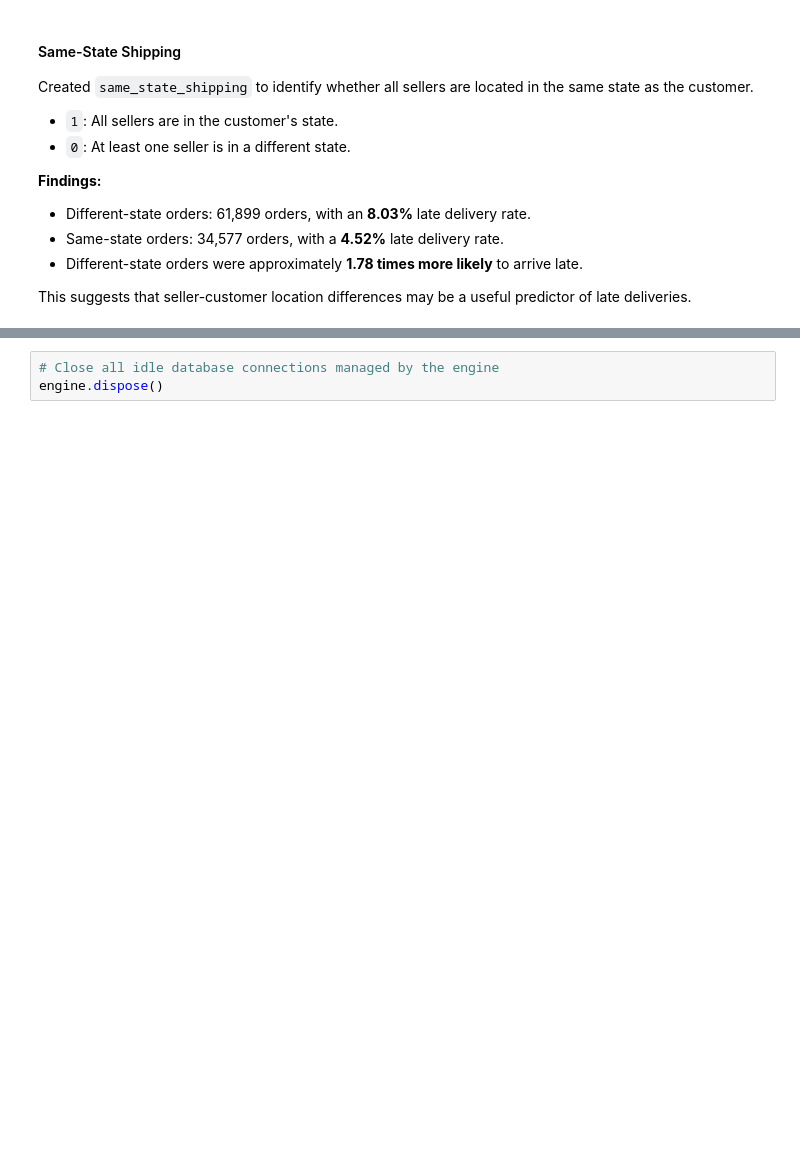
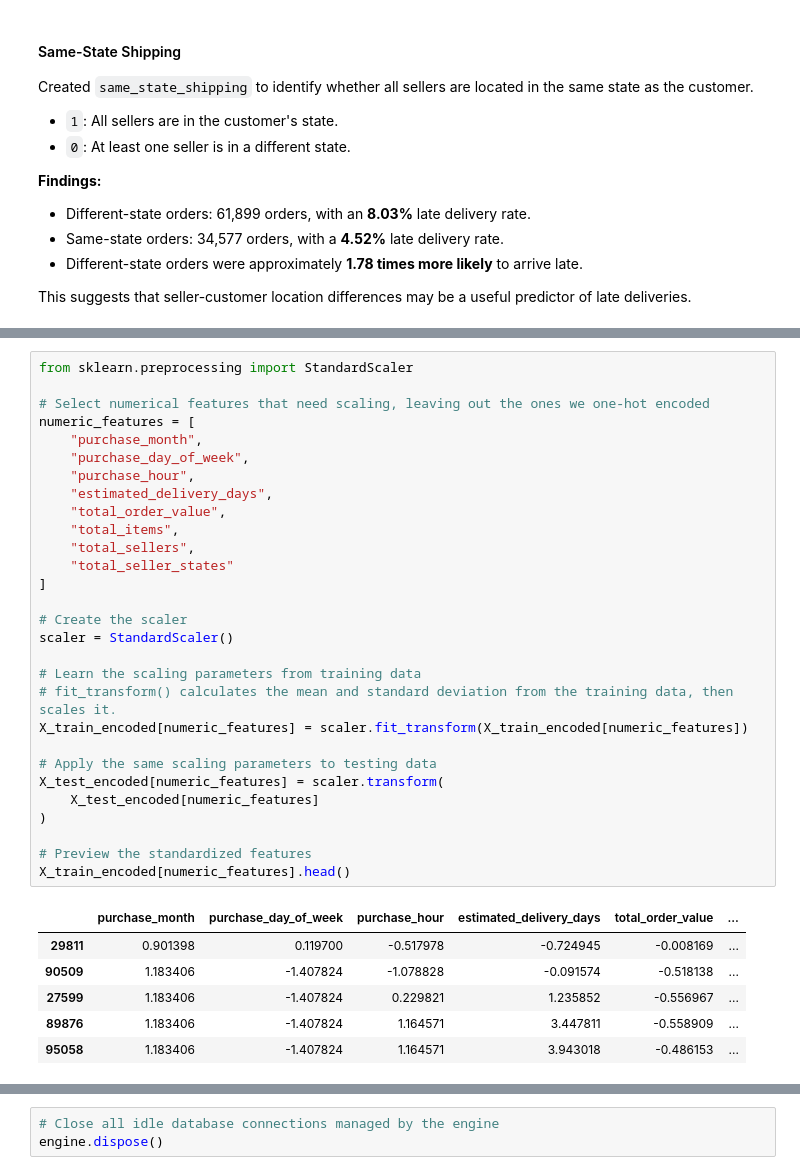
Before and after one commit to sshaz1/retail-business-intelligence-platform, a Jupyter notebook: machine_learning/late_delivery_prediction.ipynb, the cells around one changed output, grey strips where cells are left out. Saved outputs shown, nothing was run; the diff lists cells and outputs as text; blank space fills up the shorter version.

Commit message:
Prepare ML features and train baseline logistic regression model

```diff
--- a/machine_learning/late_delivery_prediction.ipynb
+++ b/machine_learning/late_delivery_prediction.ipynb
@@ -439,0 +630,36 @@ This suggests that seller-customer location differences may be a useful predicto
+# %%
+from sklearn.preprocessing import StandardScaler
+
+# Select numerical features that need scaling, leaving out the ones we one-hot encoded
+numeric_features = [
+    "purchase_month",
+    "purchase_day_of_week",
+    "purchase_hour",
+    "estimated_delivery_days",
+    "total_order_value",
+    "total_items",
+    "total_sellers",
+    "total_seller_states"
+]
+
+# Create the scaler
+scaler = StandardScaler()
+
+# Learn the scaling parameters from training data
+# fit_transform() calculates the mean and standard deviation from the training data, then scales it.
+X_train_encoded[numeric_features] = scaler.fit_transform(X_train_encoded[numeric_features])
+
+# Apply the same scaling parameters to testing data
+X_test_encoded[numeric_features] = scaler.transform(
+    X_test_encoded[numeric_features]
+)
+
+# Preview the standardized features
+X_train_encoded[numeric_features].head()
+# %% [output]
+|  | purchase_month | purchase_day_of_week | purchase_hour | estimated_delivery_days | total_order_value | ... |
+| 29811 | 0.901398 | 0.119700 | -0.517978 | -0.724945 | -0.008169 | ... |
+| 90509 | 1.183406 | -1.407824 | -1.078828 | -0.091574 | -0.518138 | ... |
+| 27599 | 1.183406 | -1.407824 | 0.229821 | 1.235852 | -0.556967 | ... |
+| 89876 | 1.183406 | -1.407824 | 1.164571 | 3.447811 | -0.558909 | ... |
+| 95058 | 1.183406 | -1.407824 | 1.164571 | 3.943018 | -0.486153 | ... |
```
Also changed, not shown: parts of 9 cells of this notebook.
